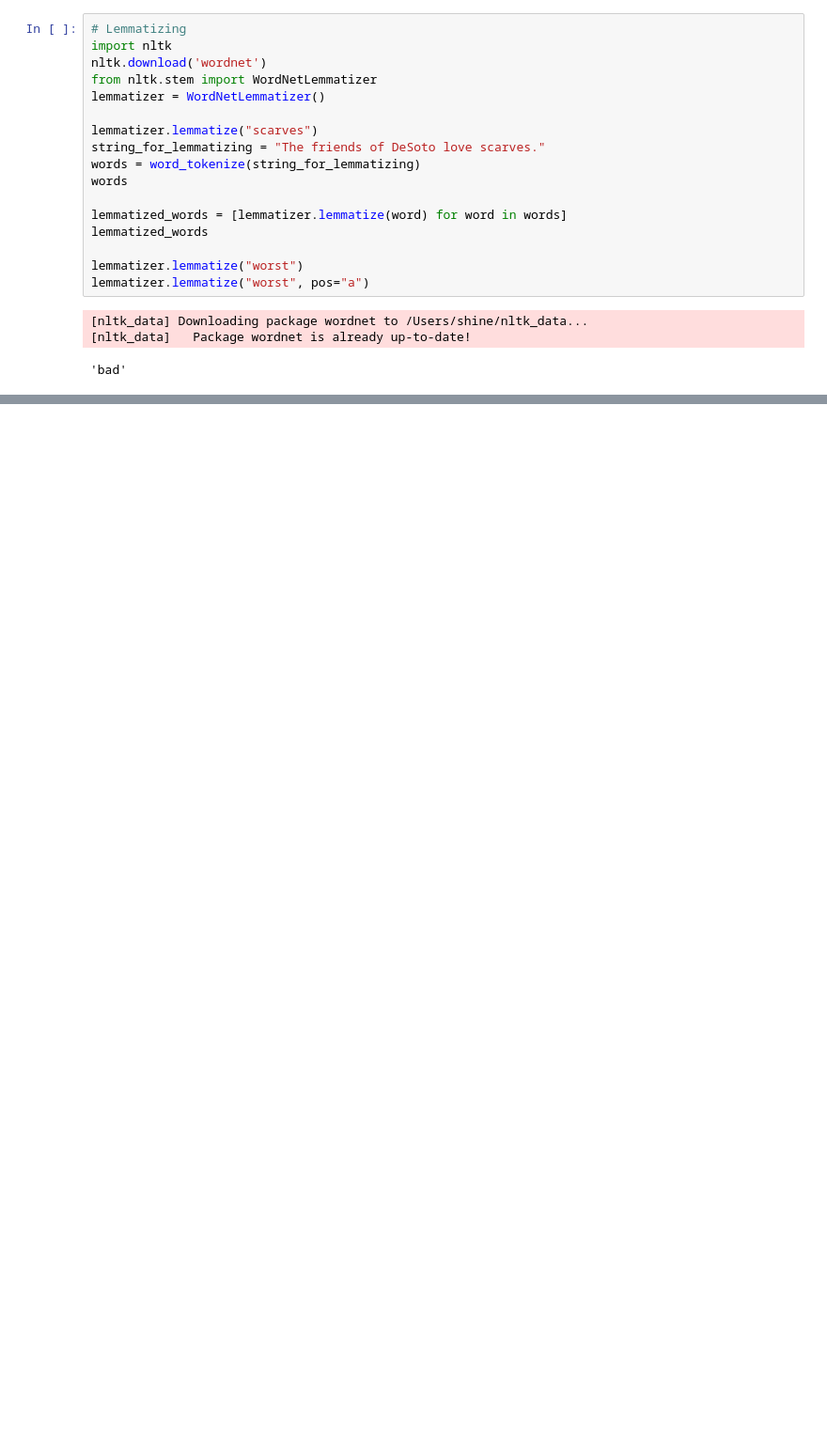
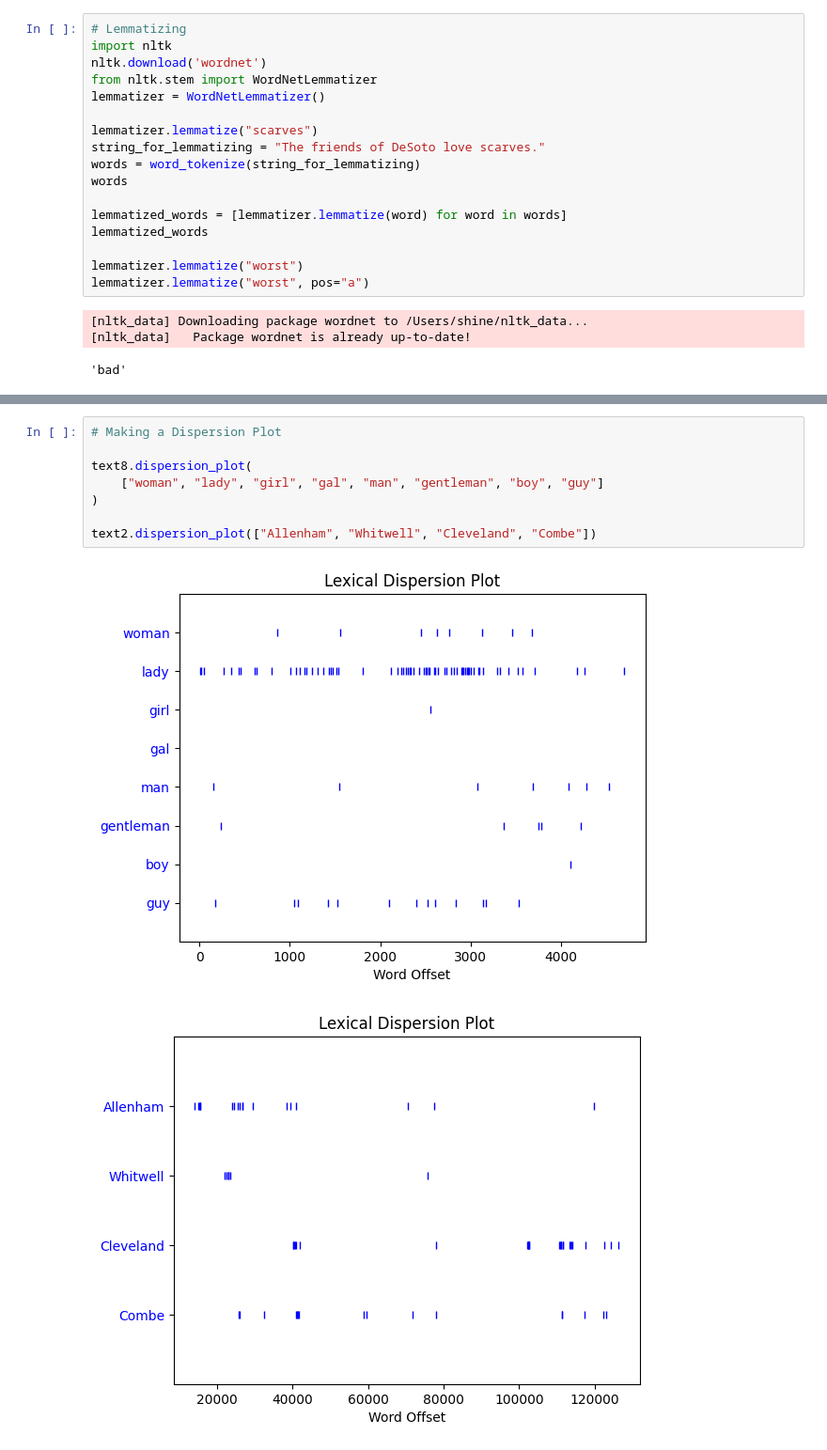
Before and after one commit to ShineBo/AI-class, a Jupyter notebook: ShineBoBo_NLP_Assignment.ipynb, the cells around one changed output, grey strips where cells are left out. Shown: that part at 94% size. Drawn from its saved outputs; the diff is of its cells as text; blank space fills up the shorter version.

```diff
--- a/ShineBoBo_NLP_Assignment.ipynb
+++ b/ShineBoBo_NLP_Assignment.ipynb
@@ -159,0 +327,11 @@ lemmatizer.lemmatize("worst", pos="a")
+# %%
+# Making a Dispersion Plot
+
+text8.dispersion_plot(
+    ["woman", "lady", "girl", "gal", "man", "gentleman", "boy", "guy"]
+)
+
+text2.dispersion_plot(["Allenham", "Whitwell", "Cleveland", "Combe"])
+# %% [output]
+[figure, added]
+[figure, added]
```
Also changed, not shown: parts of 11 cells of this notebook.
